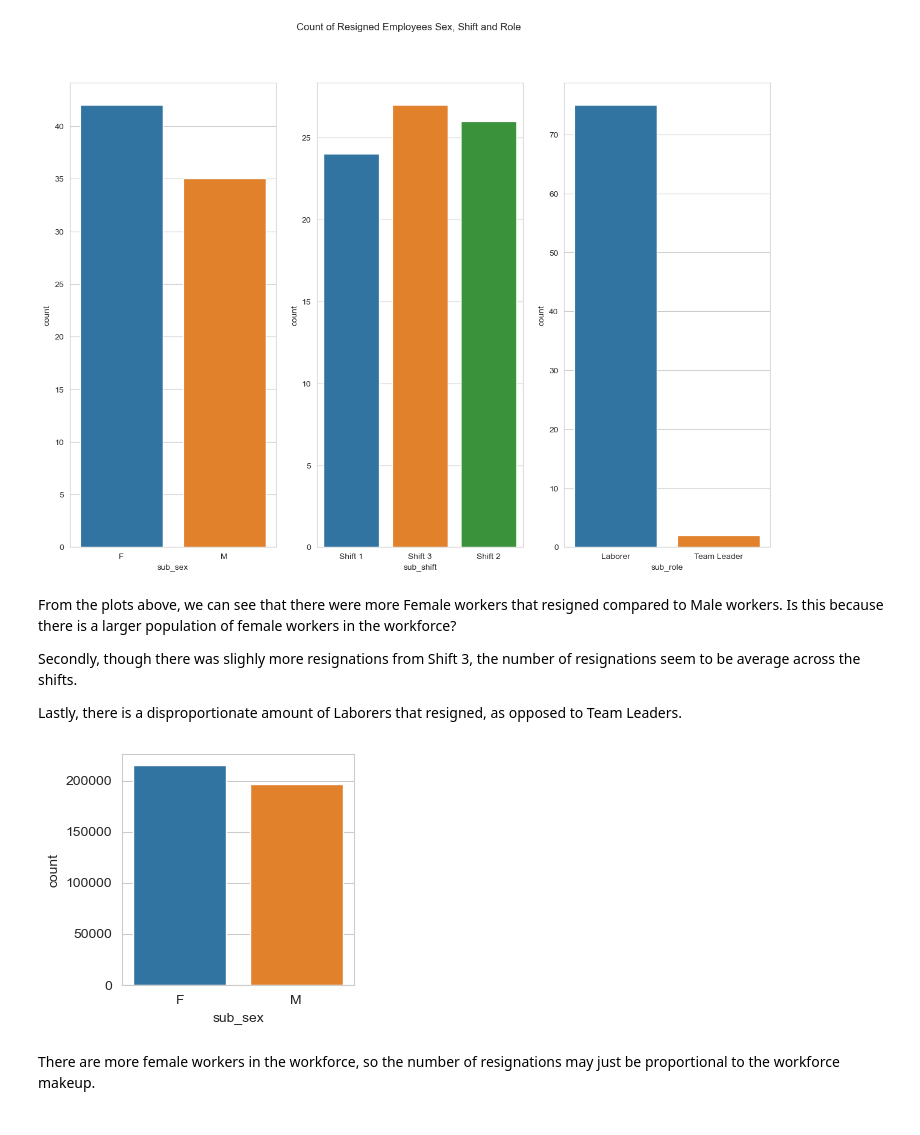
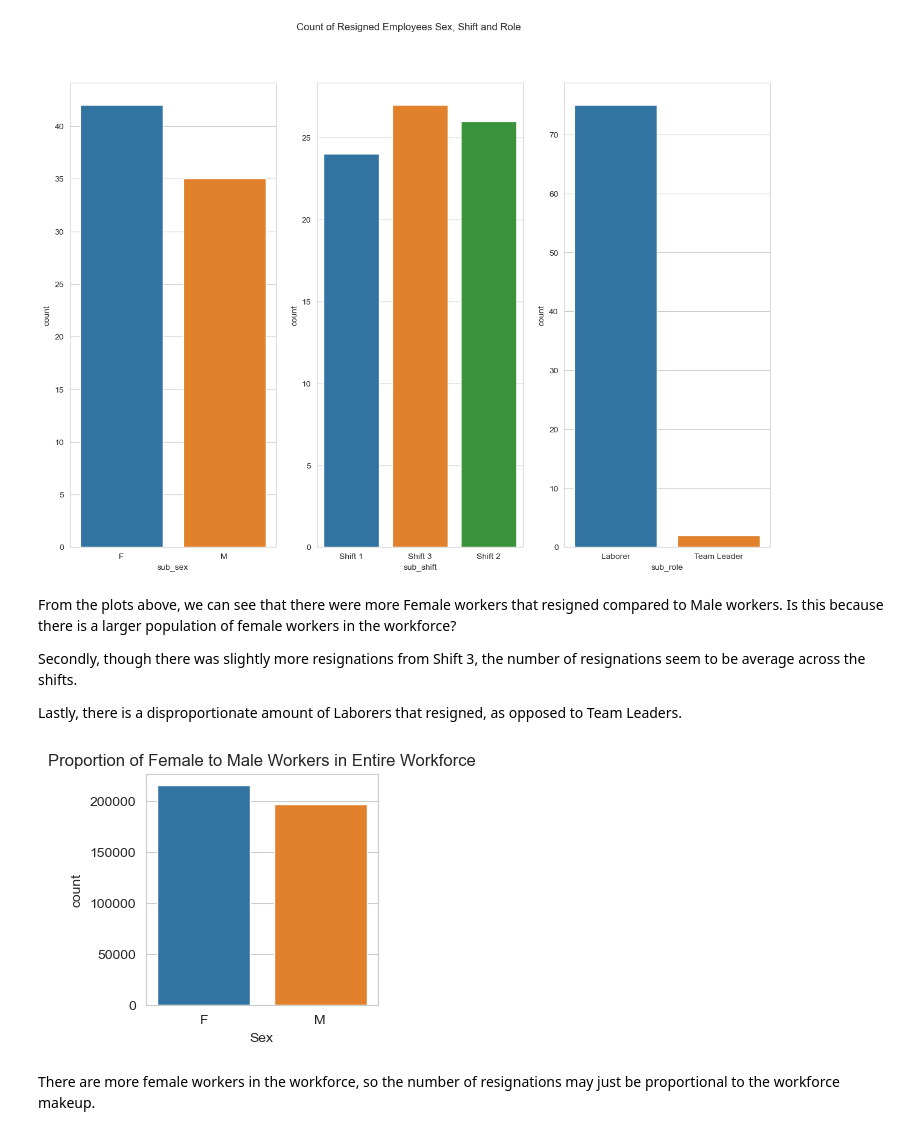
Before and after one commit to kyleanthonyr/Predicting-Employee-Attrition, a Jupyter notebook: notebooks/02-kar-eda.ipynb, the cells around one changed output. Cells and saved outputs as stored; diff of their text form; code cells hidden in the pictures.

```diff
--- a/notebooks/02-kar-eda.ipynb
+++ b/notebooks/02-kar-eda.ipynb
@@ -92,6 +92,9 @@ dtypes: float64(8), int64(5), object(29)
 memory usage: 132.0+ MB
 # %% [markdown]
 The dataframe consists of 42 features, all with data types of either float, integer or object.
+# %%
+# Add column for Supervisor's full name for later
+workers['sup_full_name'] = workers['sup_fname'] + " " + workers['sup_lname']
 # %% [markdown]
 ### Helpful tool: Lookup function
 Since there are 42 columns in this dataset, each with its own description, use this lookup function to quickly take a look at what the column heading may mean.
@@ -382,15 +358,18 @@ plt.show()
 # %% [markdown]
 From the plots above, we can see that there were more Female workers that resigned compared to Male workers. Is this because there is a larger population of female workers in the workforce?
 
-Secondly, though there was slighly more resignations from Shift 3, the number of resignations seem to be average across the shifts.
+Secondly, though there was slightly more resignations from Shift 3, the number of resignations seem to be average across the shifts.
 
 Lastly, there is a disproportionate amount of Laborers that resigned, as opposed to Team Leaders.
 # %%
+# Count plot visualizing workforce sex proportion
 fig, ax = plt.subplots(figsize=(3,3))
 sns.countplot(x=workers['sub_sex'])
+plt.title('Proportion of Female to Male Workers in Entire Workforce')
+plt.xlabel('Sex')
 plt.show()
 # %% [output]
-[figure, old version]
+[figure, new version]
 # %% [markdown]
 There are more female workers in the workforce, so the number of resignations may just be proportional to the workforce makeup.
 # %%
```
Also changed, not shown: parts of 41 cells of this notebook.
